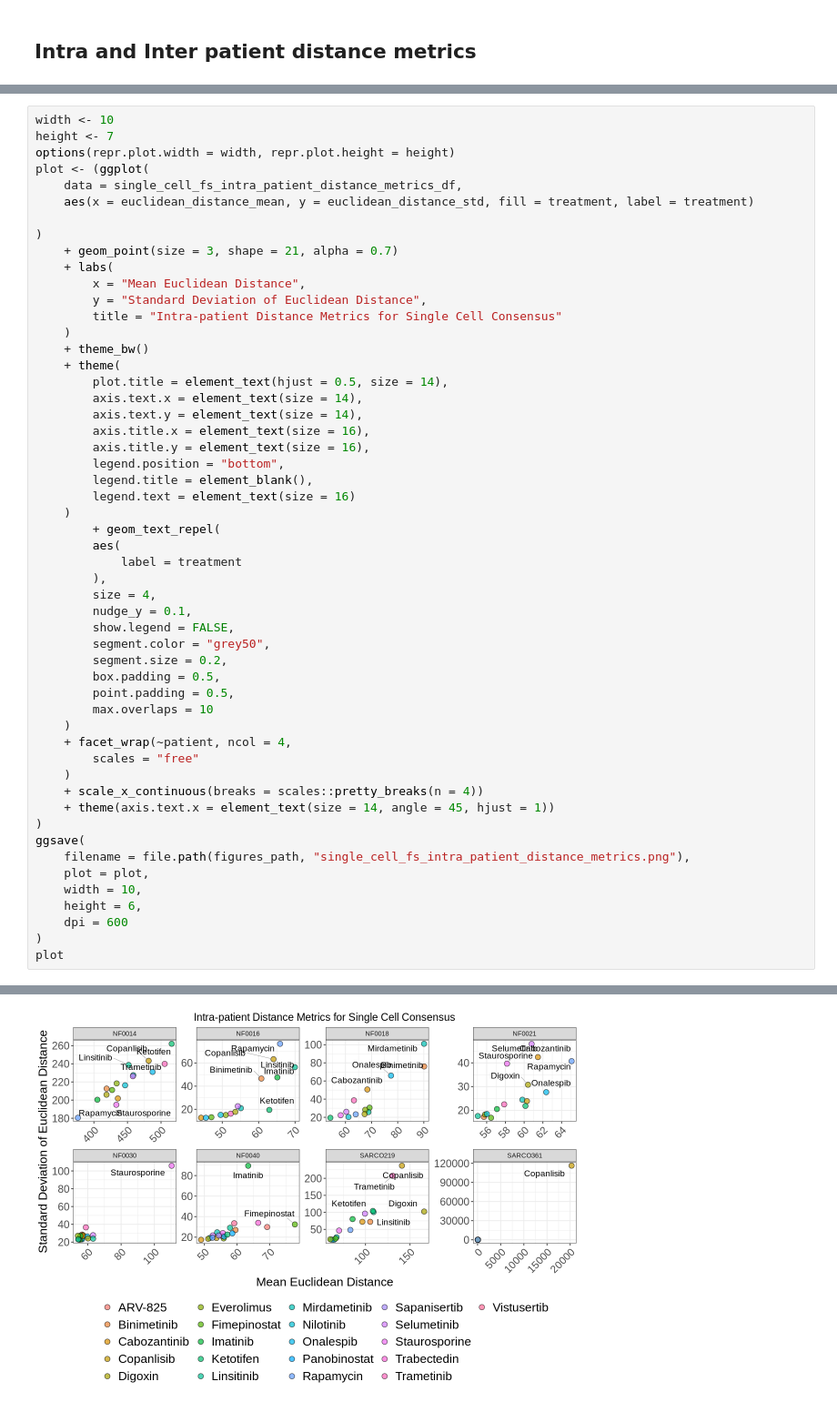
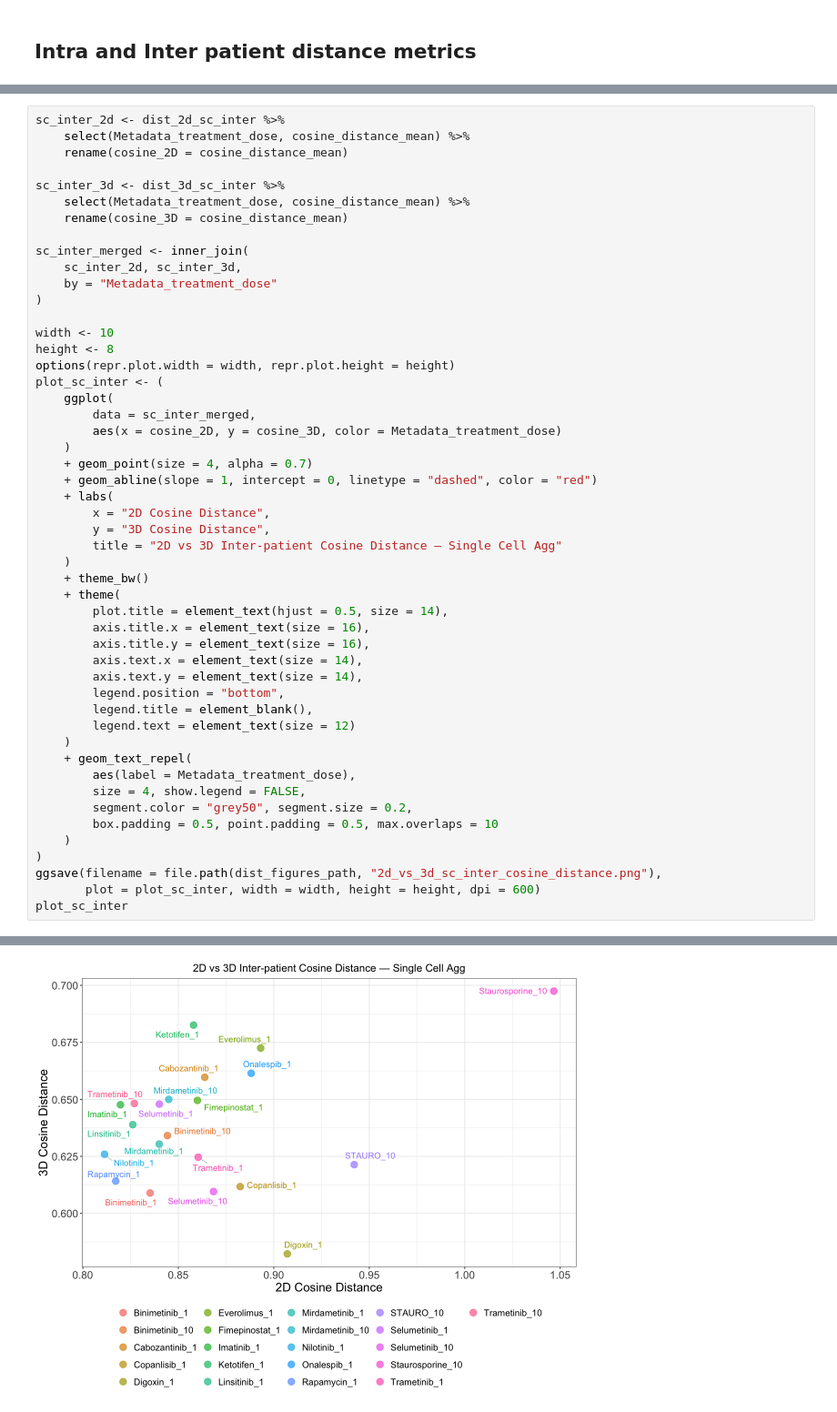
Before and after one commit to MikeLippincott/NF1_organoid_profile_analysis, a Jupyter notebook: 1.EDA/notebooks/6.plot_metrics_and_mAP.ipynb, the cells around one changed output, grey strips where cells are left out. Shown at 91% size. Saved outputs shown, nothing was run; the diff lists cells and outputs as text.

```diff
--- a/1.EDA/notebooks/6.plot_metrics_and_mAP.ipynb
+++ b/1.EDA/notebooks/6.plot_metrics_and_mAP.ipynb
@@ -758,54 +1038,51 @@ Warning message:
 # %%
+sc_inter_2d <- dist_2d_sc_inter %>%
+    select(Metadata_treatment_dose, cosine_distance_mean) %>%
+    rename(cosine_2D = cosine_distance_mean)
+
+sc_inter_3d <- dist_3d_sc_inter %>%
+    select(Metadata_treatment_dose, cosine_distance_mean) %>%
+    rename(cosine_3D = cosine_distance_mean)
+
+sc_inter_merged <- inner_join(
+    sc_inter_2d, sc_inter_3d,
+    by = "Metadata_treatment_dose"
+)
+
 width <- 10
-height <- 7
+height <- 8
 options(repr.plot.width = width, repr.plot.height = height)
-plot <- (ggplot(
-    data = single_cell_fs_intra_patient_distance_metrics_df,
-    aes(x = euclidean_distance_mean, y = euclidean_distance_std, fill = treatment, label = treatment)
-
-)
-    + geom_point(size = 3, shape = 21, alpha = 0.7)
+plot_sc_inter <- (
+    ggplot(
+        data = sc_inter_merged,
+        aes(x = cosine_2D, y = cosine_3D, color = Metadata_treatment_dose)
+    )
+    + geom_point(size = 4, alpha = 0.7)
+    + geom_abline(slope = 1, intercept = 0, linetype = "dashed", color = "red")
     + labs(
-        x = "Mean Euclidean Distance",
-        y = "Standard Deviation of Euclidean Distance",
-        title = "Intra-patient Distance Metrics for Single Cell Consensus"
+        x = "2D Cosine Distance",
+        y = "3D Cosine Distance",
+        title = "2D vs 3D Inter-patient Cosine Distance — Single Cell Agg"
     )
     + theme_bw()
     + theme(
         plot.title = element_text(hjust = 0.5, size = 14),
+        axis.title.x = element_text(size = 16),
+        axis.title.y = element_text(size = 16),
         axis.text.x = element_text(size = 14),
         axis.text.y = element_text(size = 14),
-        axis.title.x = element_text(size = 16),
-        axis.title.y = element_text(size = 16),
         legend.position = "bottom",
         legend.title = element_blank(),
-        legend.text = element_text(size = 16)
+        legend.text = element_text(size = 12)
     )
-        + geom_text_repel(
-        aes(
-            label = treatment
-        ),
-        size = 4,
-        nudge_y = 0.1,
-        show.legend = FALSE,
-        segment.color = "grey50",
-        segment.size = 0.2,
-        box.padding = 0.5,
-        point.padding = 0.5,
-        max.overlaps = 10
+    + geom_text_repel(
+        aes(label = Metadata_treatment_dose),
+        size = 4, show.legend = FALSE,
+        segment.color = "grey50", segment.size = 0.2,
+        box.padding = 0.5, point.padding = 0.5, max.overlaps = 10
     )
-    + facet_wrap(~patient, ncol = 4,
-        scales = "free"
-    )
-    + scale_x_continuous(breaks = scales::pretty_breaks(n = 4))
-    + theme(axis.text.x = element_text(size = 14, angle = 45, hjust = 1))
 )
-ggsave(
-    filename = file.path(figures_path, "single_cell_fs_intra_patient_distance_metrics.png"),
-    plot = plot,
-    width = 10,
-    height = 6,
-    dpi = 600
-)
-plot
+ggsave(filename = file.path(dist_figures_path, "2d_vs_3d_sc_inter_cosine_distance.png"),
+       plot = plot_sc_inter, width = width, height = height, dpi = 600)
+plot_sc_inter
 # %% [output]
@@ -829 +1089 @@ Warning message:
-[figure, old version]
+[figure, new version]
```
Also changed, not shown: parts of 16 cells of this notebook, 11 other files.
